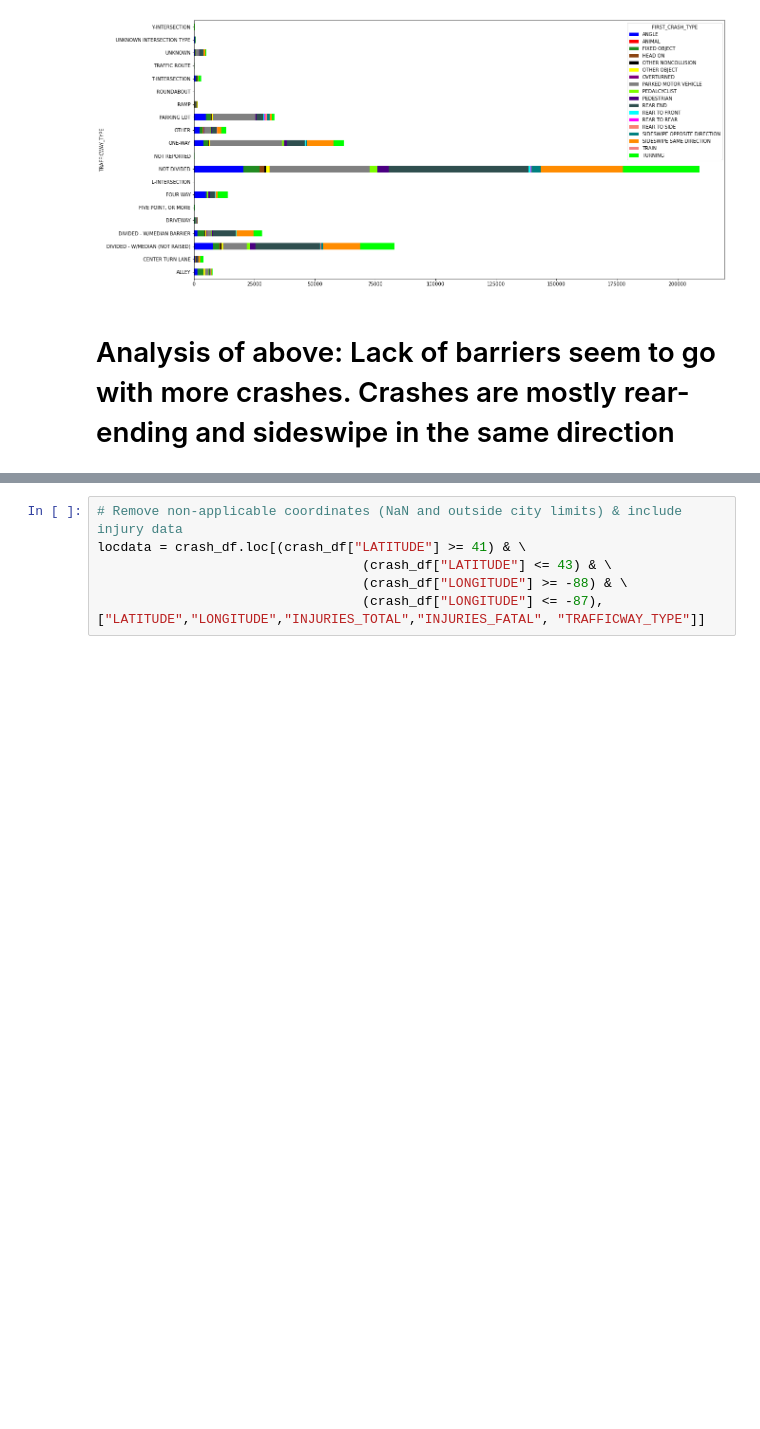
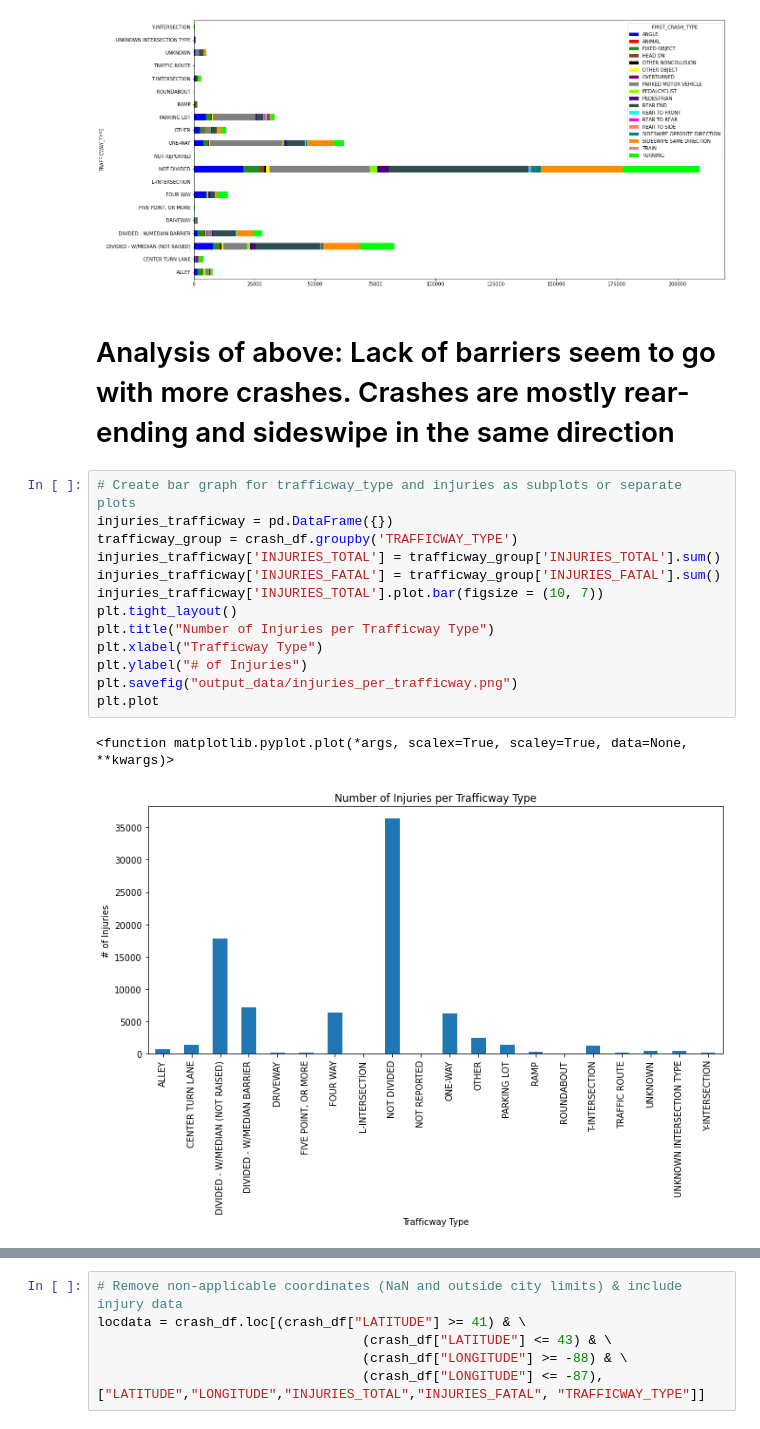
Before and after one commit to andrewbankston/project-one, a Jupyter notebook: Chicago_Crashes.ipynb, the cells around one changed output, grey strips where cells are left out. Drawn from its saved outputs; the diff is of its cells as text; blank space fills up the shorter version.

Commit message:
bar charts of injuries and fatal at trafficway types

```diff
--- a/Chicago_Crashes.ipynb
+++ b/Chicago_Crashes.ipynb
@@ -187,3 +187,19 @@ plt.plot
 [figure]
 # %% [markdown]
 # Analysis of above: Lack of barriers seem to go with more crashes. Crashes are mostly rear-ending and sideswipe in the same direction
+# %%
+# Create bar graph for trafficway_type and injuries as subplots or separate plots
+injuries_trafficway = pd.DataFrame({})
+trafficway_group = crash_df.groupby('TRAFFICWAY_TYPE')
+injuries_trafficway['INJURIES_TOTAL'] = trafficway_group['INJURIES_TOTAL'].sum()
+injuries_trafficway['INJURIES_FATAL'] = trafficway_group['INJURIES_FATAL'].sum()
+injuries_trafficway['INJURIES_TOTAL'].plot.bar(figsize = (10, 7))
+plt.tight_layout()
+plt.title("Number of Injuries per Trafficway Type")
+plt.xlabel("Trafficway Type")
+plt.ylabel("# of Injuries")
+plt.savefig("output_data/injuries_per_trafficway.png")
+plt.plot
+# %% [output]
+<function matplotlib.pyplot.plot(*args, scalex=True, scaley=True, data=None, **kwargs)>
+[figure, added]
```
Also changed, not shown: parts of 1 cell of this notebook, 6 other files.
